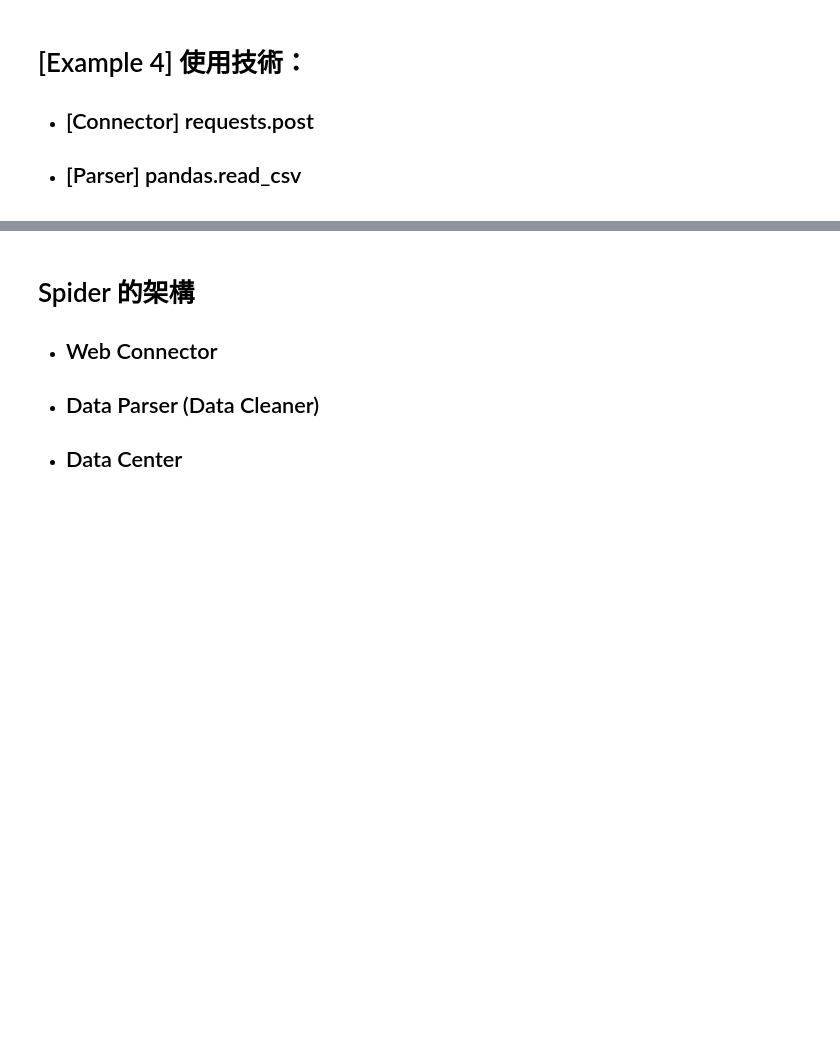
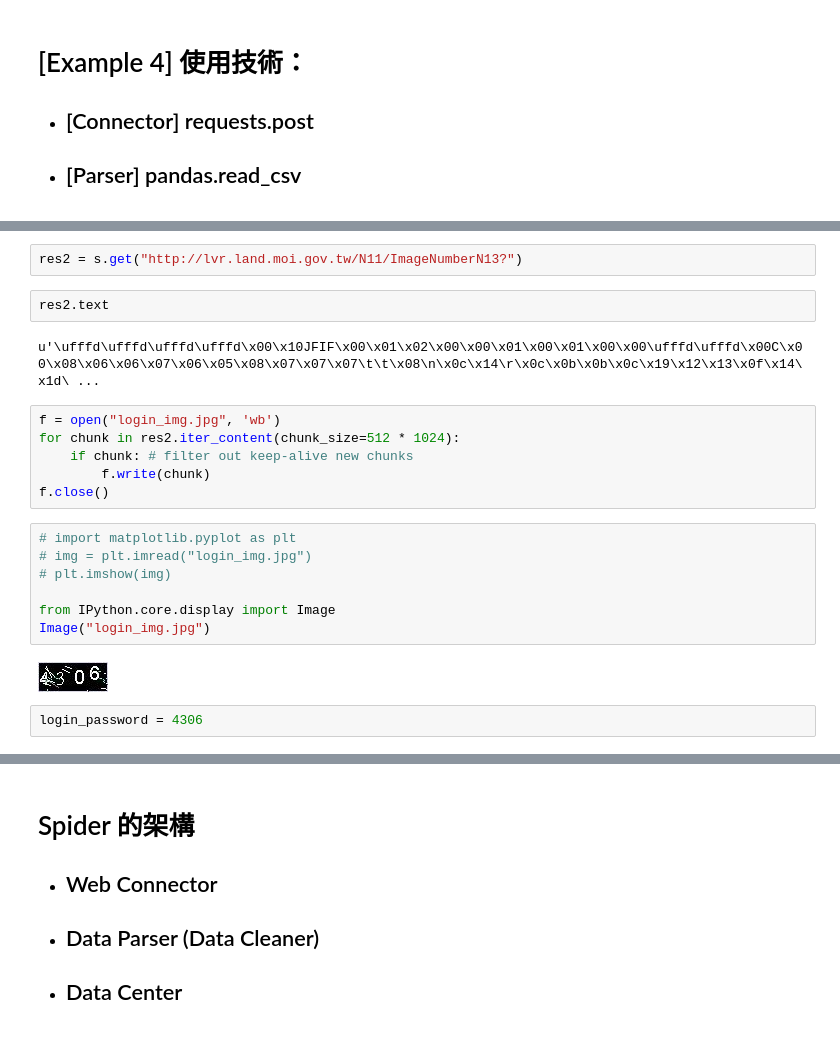
Before and after one commit to c3h3/NCCU-PyData-Courses-2013Spring, a Jupyter notebook: try_ipynb/Lecture2_WebCrawler.ipynb, the cells around one changed output, grey strips where cells are left out. Saved outputs shown, nothing was run; the diff lists cells and outputs as text; blank space fills up the shorter version.

```diff
--- a/try_ipynb/Lecture2_WebCrawler.ipynb
+++ b/try_ipynb/Lecture2_WebCrawler.ipynb
@@ -869,0 +890,23 @@ taifex_future_data.head()
+# %%
+res2 = s.get("http://lvr.land.moi.gov.tw/N11/ImageNumberN13?")
+# %%
+res2.text
+# %% [output]
+u'\ufffd\ufffd\ufffd\ufffd\x00\x10JFIF\x00\x01\x02\x00\x00\x01\x00\x01\x00\x00\ufffd\ufffd\x00C\x00\x08\x06\x06\x07\x06\x05\x08\x07\x07\x07\t\t\x08\n\x0c\x14\r\x0c\x0b\x0b\x0c\x19\x12\x13\x0f\x14\x1d\ ...
+# %%
+f = open("login_img.jpg", 'wb')
+for chunk in res2.iter_content(chunk_size=512 * 1024):
+    if chunk: # filter out keep-alive new chunks
+        f.write(chunk)
+f.close()
+# %%
+# import matplotlib.pyplot as plt
+# img = plt.imread("login_img.jpg")
+# plt.imshow(img)
+
+from IPython.core.display import Image
+Image("login_img.jpg")
+# %% [output]
+[figure, added]
+# %%
+login_password = 4306
```
Also changed, not shown: parts of 31 cells of this notebook, 4 other files.
